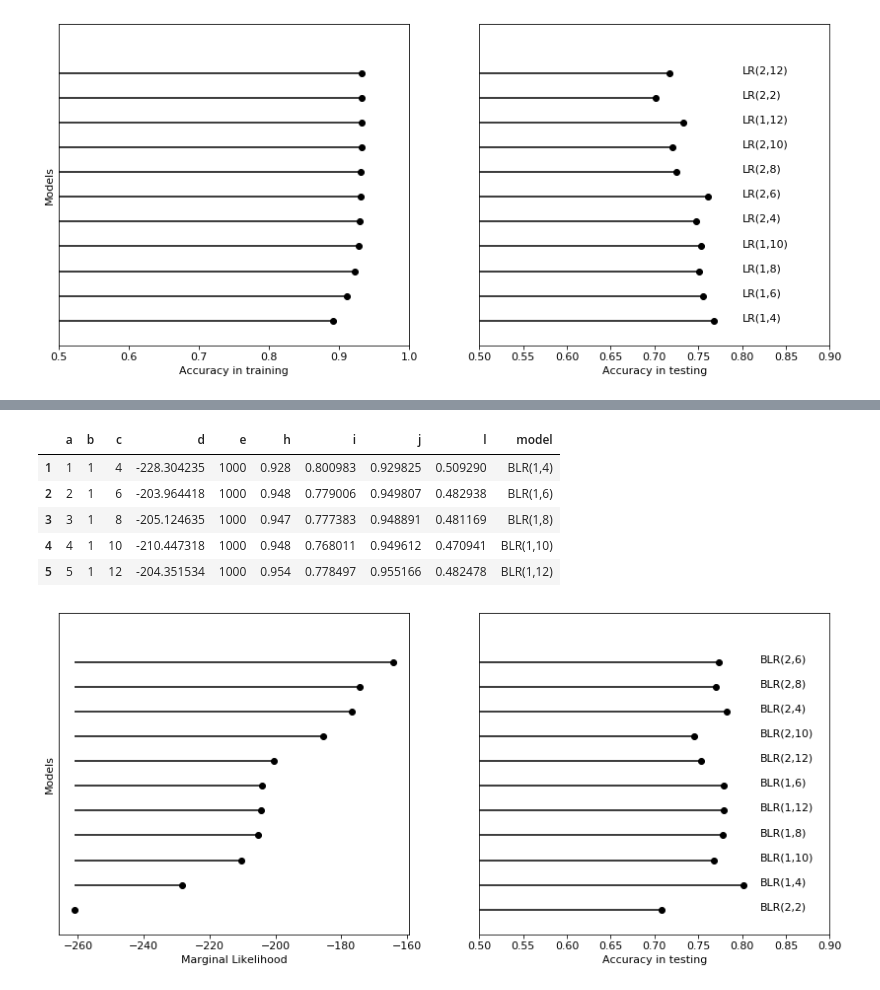
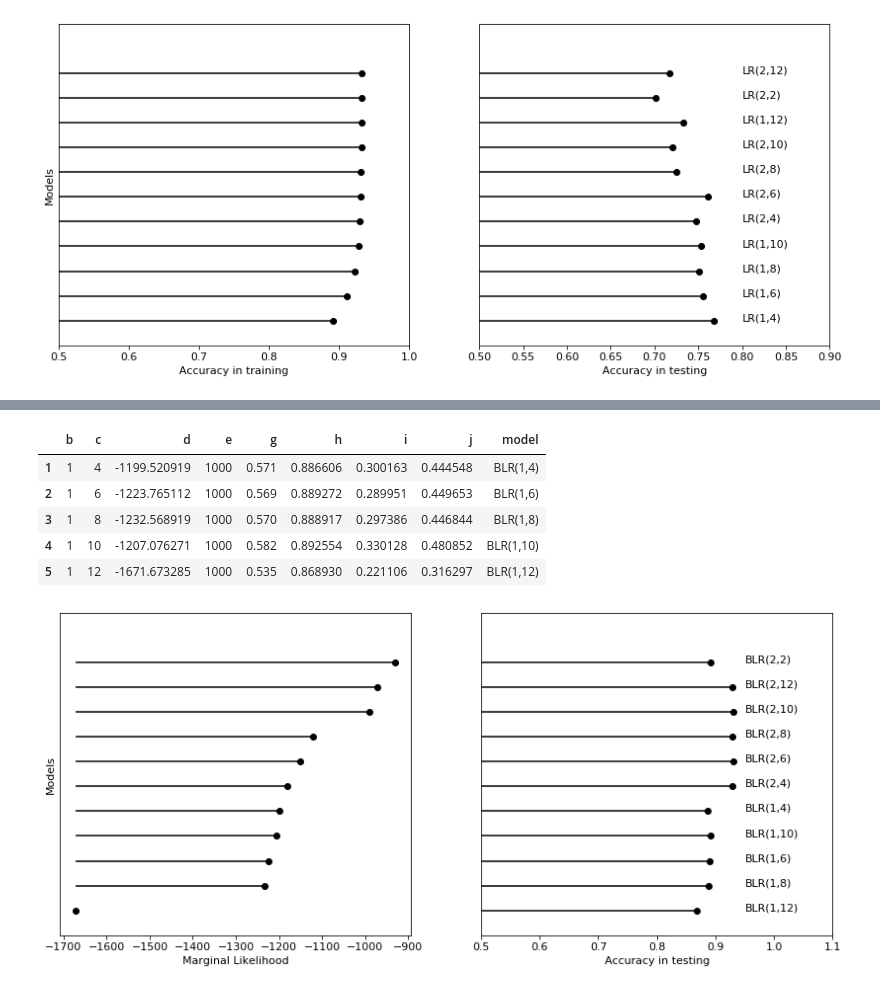
Before and after one commit to frperezgalarce/vsbms, a Jupyter notebook: Notebooks/Figure4.ipynb, the cells around one changed output, grey strips where cells are left out. Saved outputs shown, nothing was run; the diff lists cells and outputs as text; code cells hidden in the pictures.

```diff
--- a/Notebooks/Figure4.ipynb
+++ b/Notebooks/Figure4.ipynb
@@ -64,5 +64,6 @@ for j in range(ordered_df.shape[0]):
 # %% [output]
 [figure]
 # %%
-data = pd.read_csv('Informative_rrlyr3-0707.csv')
-data.columns = ['a','b', 'c', 'd', 'e', 'f','g','h','i', 'j', 'l']
+data = pd.read_csv('Informative_rrlyr-VAR1-0702.csv')
+data.columns = ['a','b', 'c', 'd', 'e', 'f','g','h','i', 'j']
+data
@@ -75,45 +90,45 @@ data = data[data['e']==1000]
 data['model'] = 'BLR('+data['b'].astype(str)+','+data['c'].astype(str)+')'
 data.head()
 # %% [output]
-|  | a | b | c | d | e | h | i | j | l | model |
-| 1 | 1 | 1 | 4 | -228.304235 | 1000 | 0.928 | 0.800983 | 0.929825 | 0.509290 | BLR(1,4) |
-| 2 | 2 | 1 | 6 | -203.964418 | 1000 | 0.948 | 0.779006 | 0.949807 | 0.482938 | BLR(1,6) |
-| 3 | 3 | 1 | 8 | -205.124635 | 1000 | 0.947 | 0.777383 | 0.948891 | 0.481169 | BLR(1,8) |
-| 4 | 4 | 1 | 10 | -210.447318 | 1000 | 0.948 | 0.768011 | 0.949612 | 0.470941 | BLR(1,10) |
-| 5 | 5 | 1 | 12 | -204.351534 | 1000 | 0.954 | 0.778497 | 0.955166 | 0.482478 | BLR(1,12) |
+|  | b | c | d | e | g | h | i | j | model |
+| 1 | 1 | 4 | -1199.520919 | 1000 | 0.571 | 0.886606 | 0.300163 | 0.444548 | BLR(1,4) |
+| 2 | 1 | 6 | -1223.765112 | 1000 | 0.569 | 0.889272 | 0.289951 | 0.449653 | BLR(1,6) |
+| 3 | 1 | 8 | -1232.568919 | 1000 | 0.570 | 0.888917 | 0.297386 | 0.446844 | BLR(1,8) |
+| 4 | 1 | 10 | -1207.076271 | 1000 | 0.582 | 0.892554 | 0.330128 | 0.480852 | BLR(1,10) |
+| 5 | 1 | 12 | -1671.673285 | 1000 | 0.535 | 0.868930 | 0.221106 | 0.316297 | BLR(1,12) |
 # %%
 startLine = data['d'].min()
 ordered_df = data.sort_values(by=['d'], ascending=True)
 my_range=range(1,len(data.index)+1)
 plt.figure(figsize=(14,6))
 plt.subplot(1, 2, 1)
 SMALL_SIZE = 11
 plt.rc('font', size=SMALL_SIZE)
 plt.rc('axes', titlesize=SMALL_SIZE)
 
 plt.hlines(y=my_range, xmin=startLine,
            xmax=ordered_df['d'], color='black')
 plt.plot(ordered_df['d'], my_range, "o",color ='black')
 plt.xlabel('Marginal Likelihood')
 plt.ylabel('Models')
 plt.ylim(0, len(data.index)+2)
 plt.yticks([])
 #plt.xlim(startLine, 1)
 
 plt.subplot(1, 2, 2)
 plt.hlines(y=my_range, xmin=0.5,
-          xmax=ordered_df['i'], color='black')
-plt.plot(ordered_df['i'], my_range, "o", color ='black')
+          xmax=ordered_df['h'], color='black')
+plt.plot(ordered_df['h'], my_range, "o", color ='black')
 plt.xlabel('Accuracy in testing')
 #plt.ylabel('Model')
 plt.ylim(0, len(data.index)+2)
 plt.yticks([])
-plt.xlim(0.5, 0.9)
+plt.xlim(0.5, 1.1)
 for j in range(ordered_df.shape[0]):
     #print(j)
     #print(ordered_df['model'].iloc[j])
 
     plt.annotate(ordered_df['model'].iloc[j], xy=(ordered_df['i'].max()+0.05, j+1),
-                 xytext=(0.82, j+1))
+                 xytext=(0.95, j+1))
 # %% [output]
-[figure, old version]
+[figure, new version]
```
Also changed, not shown: parts of 2 cells of this notebook, 4 other files.
